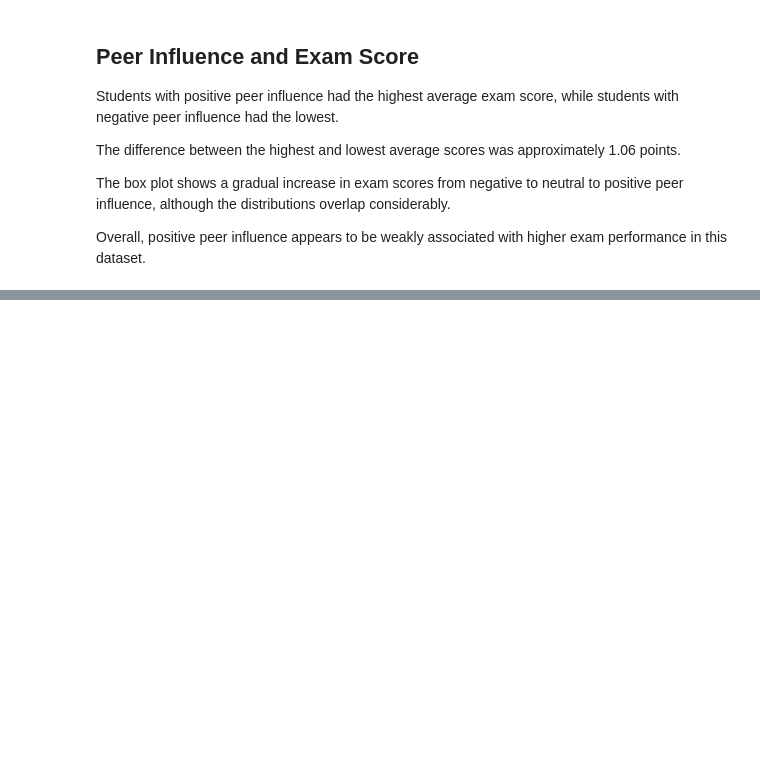
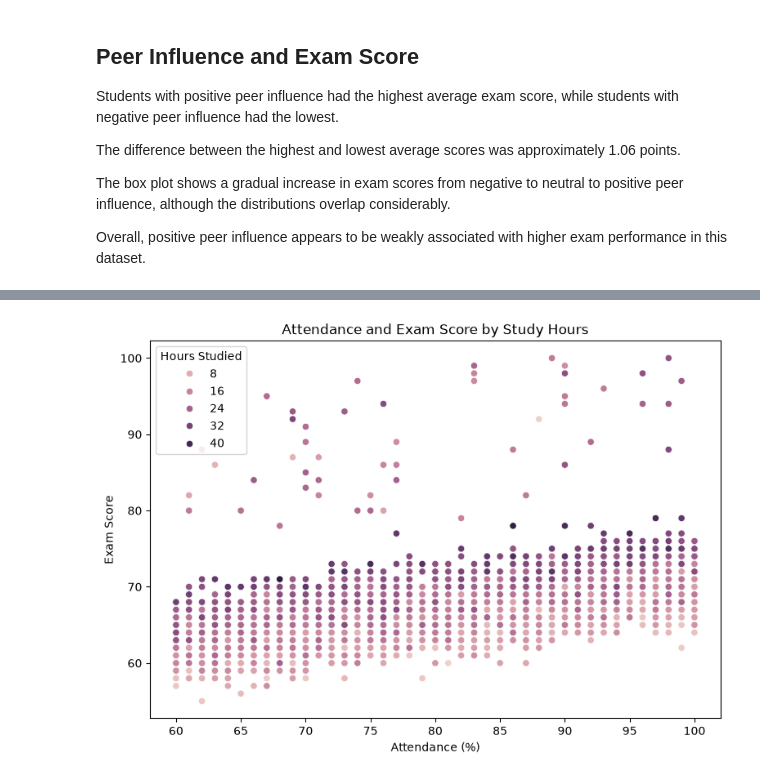
Before and after one commit to sayani-code/student-performance-analyzer, a Jupyter notebook: notebooks/_01student_performance_analysis.ipynb, the cells around one changed output, grey strips where cells are left out. Drawn from its saved outputs; the diff is of its cells as text; code cells hidden in the pictures; blank space fills up the shorter version.

```diff
--- a/notebooks/_01student_performance_analysis.ipynb
+++ b/notebooks/_01student_performance_analysis.ipynb
@@ -897,0 +1007,19 @@ Overall, positive peer influence appears to be weakly associated with higher exa
+# %%
+plt.figure(figsize=(9, 6))
+
+sns.scatterplot(
+    data=df_clean,
+    x="Attendance",
+    y="Exam_Score",
+    hue="Hours_Studied",
+    alpha=1
+)
+
+plt.title("Attendance and Exam Score by Study Hours")
+plt.xlabel("Attendance (%)")
+plt.ylabel("Exam Score")
+plt.legend(title="Hours Studied")
+
+plt.show()
+# %% [output]
+[figure, added]
```
Also changed, not shown: parts of 34 cells of this notebook.
